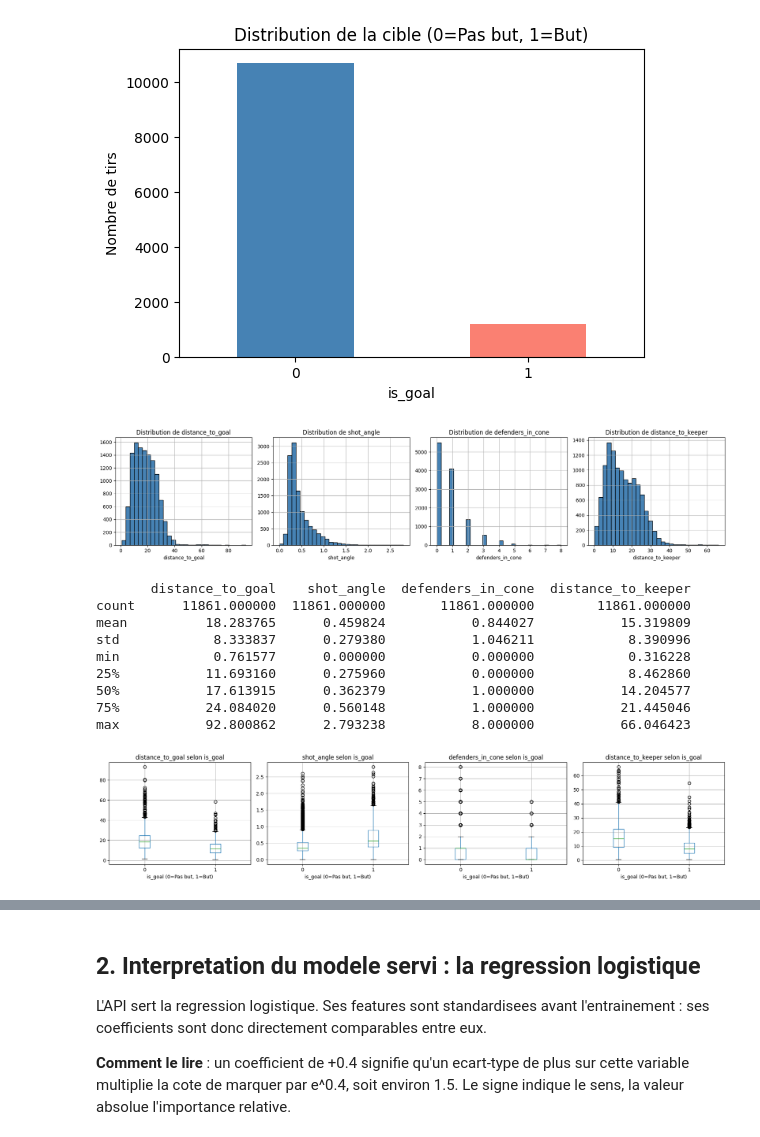
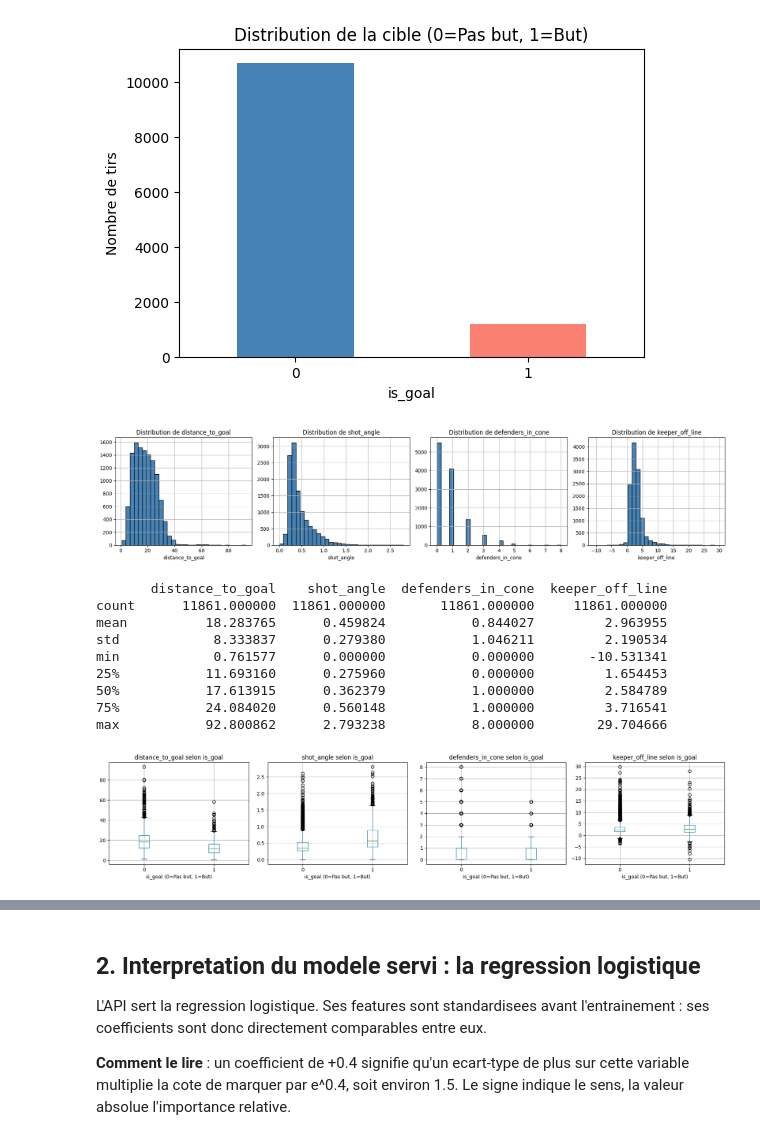
Before and after one commit to ghitaalaoui1/xg-shot-prediction, a Jupyter notebook: notebooks/01_edashap.ipynb, the cells around one changed output, grey strips where cells are left out. Saved outputs shown, nothing was run; the diff lists cells and outputs as text; code cells hidden in the pictures.

```diff
--- a/notebooks/01_edashap.ipynb
+++ b/notebooks/01_edashap.ipynb
@@ -84,29 +84,29 @@ Name: count, dtype: int64
 Taux de but : 9.9%
 [figure]
 # %%
-numeric_cols = ['distance_to_goal', 'shot_angle', 'defenders_in_cone', 'distance_to_keeper']
+numeric_cols = ['distance_to_goal', 'shot_angle', 'defenders_in_cone', 'keeper_off_line']
 
 fig, axes = plt.subplots(1, 4, figsize=(18, 4))
 for i, col in enumerate(numeric_cols):
     df[col].hist(bins=30, ax=axes[i], color='steelblue', edgecolor='black')
     axes[i].set_title(f'Distribution de {col}')
     axes[i].set_xlabel(col)
 
 plt.tight_layout()
 plt.show()
 
 print(df[numeric_cols].describe())
 # %% [output]
-[figure, old version]
+[figure, new version]
-       distance_to_goal    shot_angle  defenders_in_cone  distance_to_keeper
-count      11861.000000  11861.000000       11861.000000        11861.000000
-mean          18.283765      0.459824           0.844027           15.319809
-std            8.333837      0.279380           1.046211            8.390996
-min            0.761577      0.000000           0.000000            0.316228
-25%           11.693160      0.275960           0.000000            8.462860
-50%           17.613915      0.362379           1.000000           14.204577
-75%           24.084020      0.560148           1.000000           21.445046
-max           92.800862      2.793238           8.000000           66.046423
+       distance_to_goal    shot_angle  defenders_in_cone  keeper_off_line
+count      11861.000000  11861.000000       11861.000000     11861.000000
+mean          18.283765      0.459824           0.844027         2.963955
+std            8.333837      0.279380           1.046211         2.190534
+min            0.761577      0.000000           0.000000       -10.531341
+25%           11.693160      0.275960           0.000000         1.654453
+50%           17.613915      0.362379           1.000000         2.584789
+75%           24.084020      0.560148           1.000000         3.716541
+max           92.800862      2.793238           8.000000        29.704666
 # %%
 fig, axes = plt.subplots(1, 4, figsize=(18, 4))
 for i, col in enumerate(numeric_cols):
@@ -118,7 +118,7 @@ plt.suptitle('')
 plt.tight_layout()
 plt.show()
 # %% [output]
-[figure, old version]
+[figure, new version]
 # %%
 correlations = df[FEATURES + ['is_goal']].corr()['is_goal'].sort_values(key=abs, ascending=False)
 print("--- Correlations avec la Cible (is_goal) ---")
```
Also changed, not shown: parts of 12 cells of this notebook, 15 other files.
